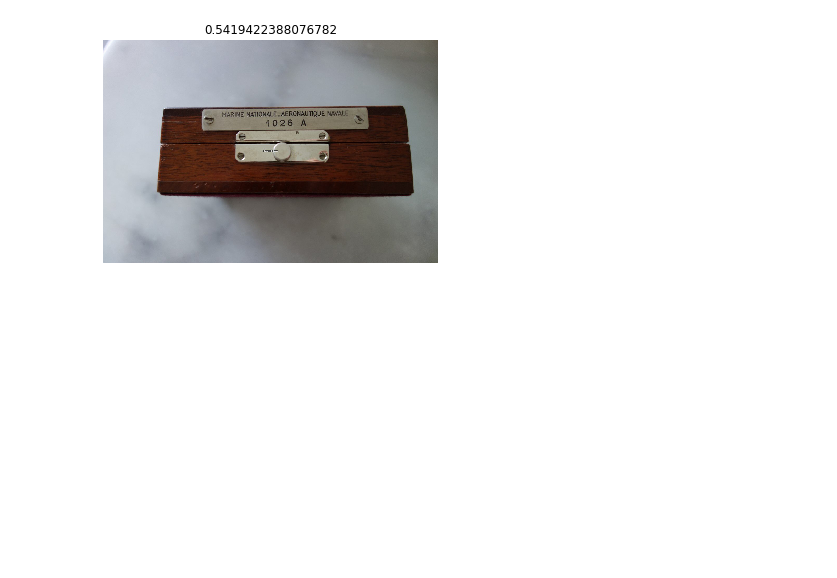
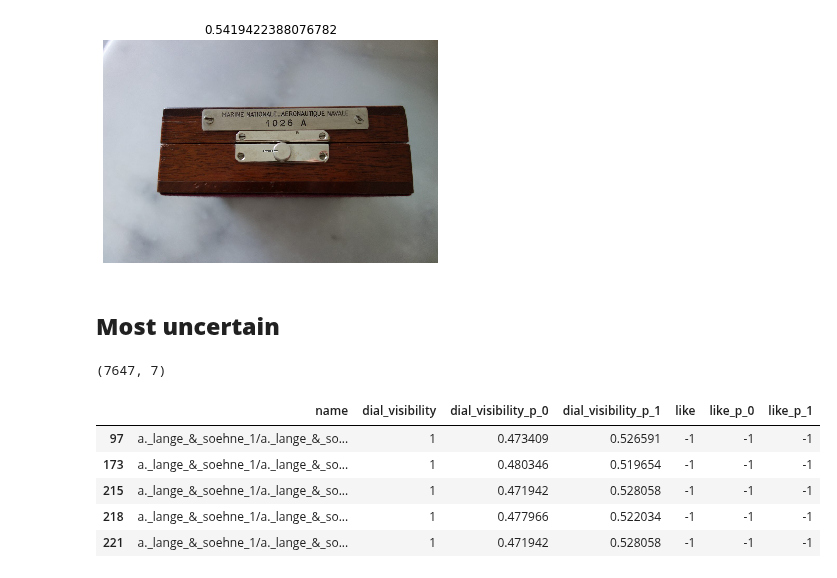
Before and after one commit to neronicolo/watch_bot, a Jupyter notebook: inference/looking_at_the_prediction.ipynb, the cells around one changed output. Saved outputs shown, nothing was run; the diff lists cells and outputs as text; code cells hidden in the pictures; blank space fills up the shorter version.

```diff
--- a/inference/looking_at_the_prediction.ipynb
+++ b/inference/looking_at_the_prediction.ipynb
@@ -56,6 +56,23 @@ img = open_image(name)
 img.show(figsize=(6,6), title=str(pred))
 # %% [output]
 [figure]
+# %% [markdown]
+## **Most uncertain**
+# %%
+treshold = 0.54
+df_most_uncertain = df[(df['dial_visibility_p_0'] < treshold) & (df['dial_visibility_p_1'] < treshold)]
+df_most_uncertain.shape
+# %% [output]
+(7647, 7)
+# %%
+df_most_uncertain.head()
+# %% [output]
+|  | name | dial_visibility | dial_visibility_p_0 | dial_visibility_p_1 | like | like_p_0 | like_p_1 |
+| 97 | a._lange_&_soehne_1/a._lange_&_so... | 1 | 0.473409 | 0.526591 | -1 | -1 | -1 |
+| 173 | a._lange_&_soehne_1/a._lange_&_so... | 1 | 0.480346 | 0.519654 | -1 | -1 | -1 |
+| 215 | a._lange_&_soehne_1/a._lange_&_so... | 1 | 0.471942 | 0.528058 | -1 | -1 | -1 |
+| 218 | a._lange_&_soehne_1/a._lange_&_so... | 1 | 0.477966 | 0.522034 | -1 | -1 | -1 |
+| 221 | a._lange_&_soehne_1/a._lange_&_so... | 1 | 0.471942 | 0.528058 | -1 | -1 | -1 |
 # %%
 # TODO: Make .csv file containing most uncertain predictions(e.g. <0.55) per category(1,0)
 #       Use image labeler to go over those images and classify them correctly, then re-train te model chrono24 dataset
```
Also changed, not shown: 7 other files.
